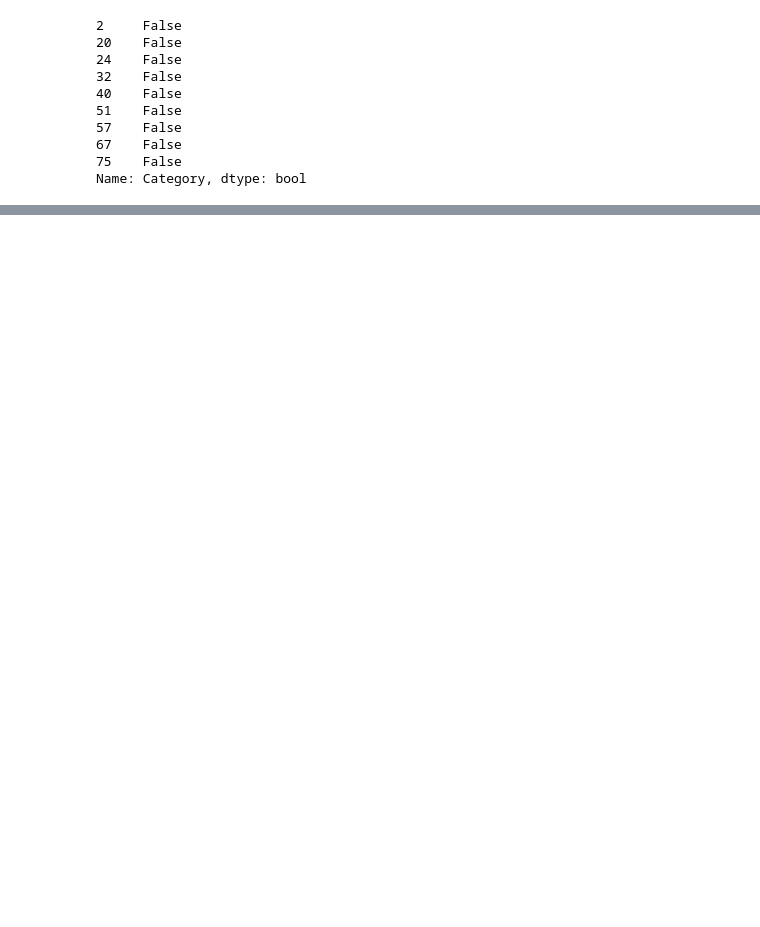
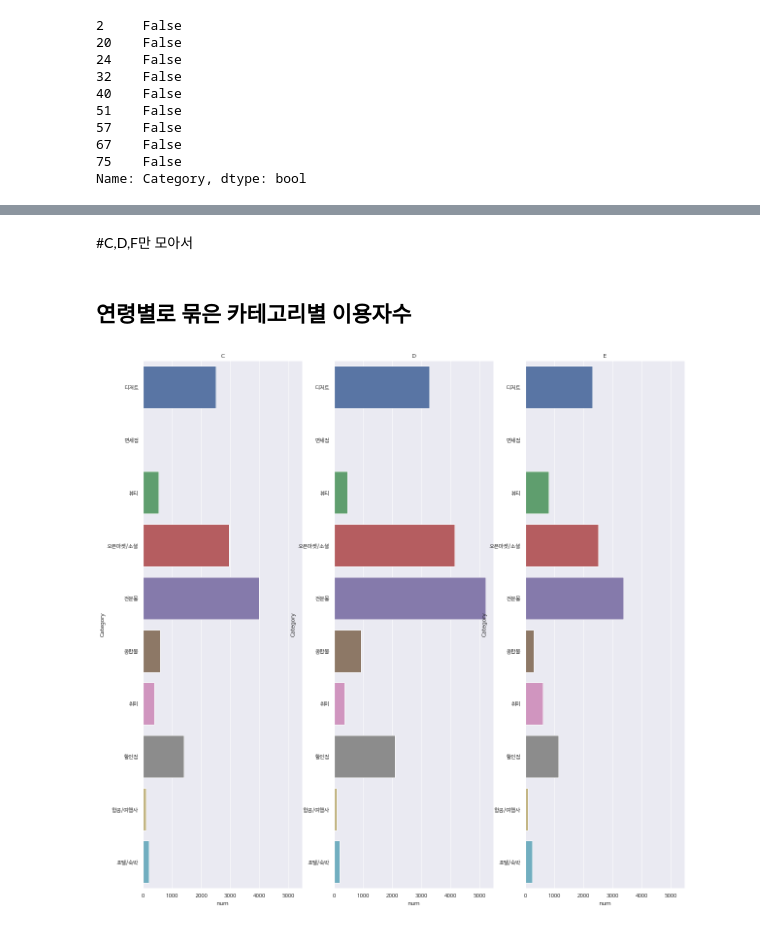
Before and after one commit to danbikiki/machine-learning, a Jupyter notebook: 삼성카드_진짜.ipynb, the cells around one changed output, grey strips where cells are left out. Saved outputs shown, nothing was run; the diff lists cells and outputs as text; code cells hidden in the pictures; blank space fills up the shorter version.

```diff
--- a/삼성카드_진짜.ipynb
+++ b/삼성카드_진짜.ipynb
@@ -641,0 +675,18 @@ df_a
+# %% [markdown]
+#C,D,F만 모아서
+# %% [markdown]
+## 연령별로 묶은 카테고리별 이용자수
+# %%
+import itertools
+f,axes=plt.subplots(1,3,figsize=(20,20),sharex=True)
+sns.set()
+plt.rc('font', family='NanumBarunGothic')
+
+c=sns.barplot(x='num',y='Category',data=df_c,ax=axes[0])
+c.title.set_text('C')
+d=sns.barplot(x='num',y='Category',data=df_d,ax=axes[1])
+d.title.set_text('D')
+e=sns.barplot(x='num',y='Category',data=df_e,ax=axes[2])
+e.title.set_text('E')
+# %% [output]
+[figure, added]
```
Also changed, not shown: parts of 22 cells of this notebook.
